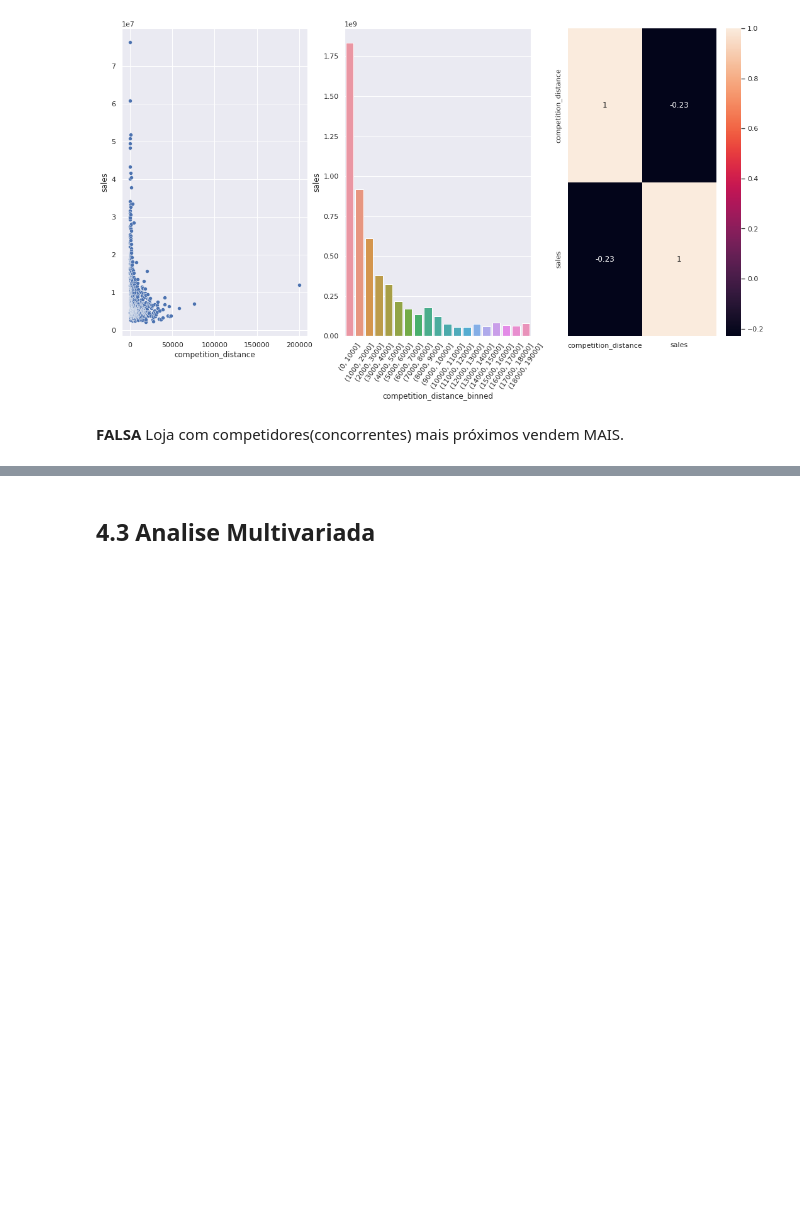
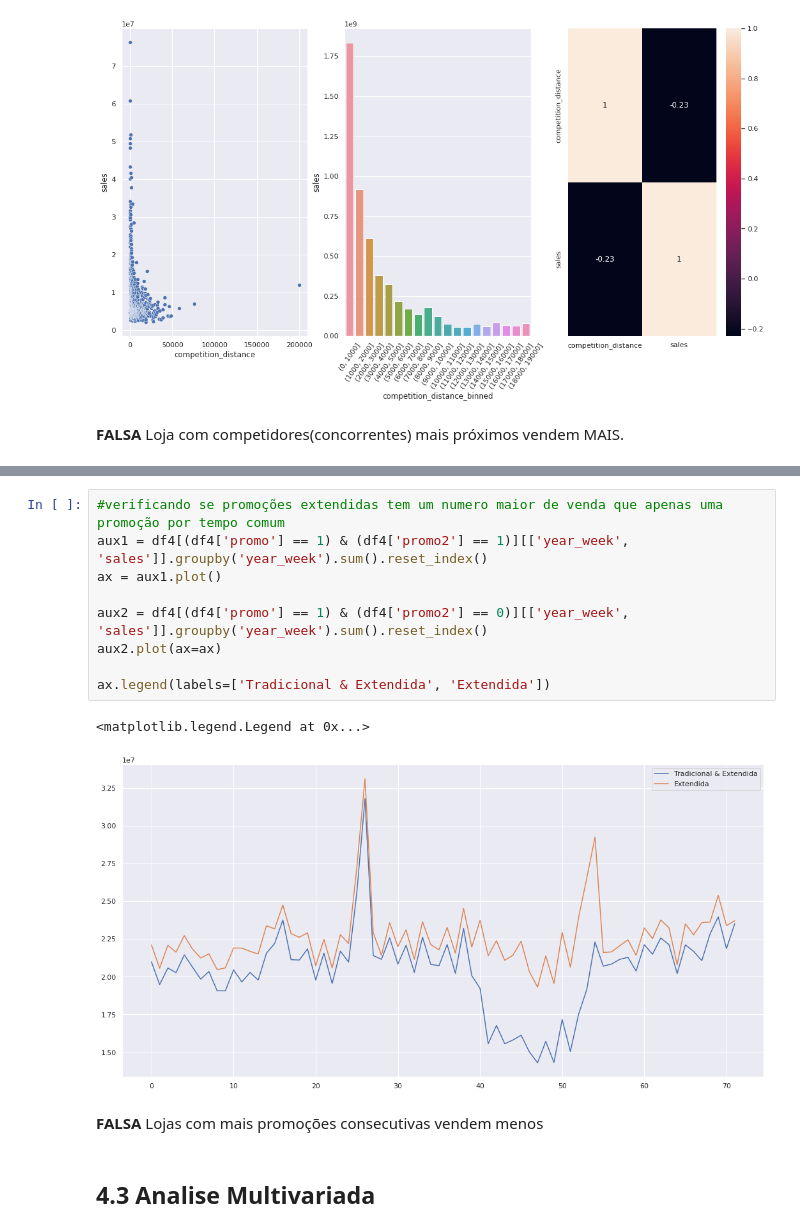
Before and after one commit to GonzagaLucas/Rossmann-Sales-Forecast, a Jupyter notebook: rossmann_project.ipynb, the cells around one changed output, grey strips where cells are left out. Cells and saved outputs as stored; diff of their text form; blank space fills up the shorter version.

```diff
--- a/rossmann_project.ipynb
+++ b/rossmann_project.ipynb
@@ -457,2 +498,16 @@ sns.heatmap(aux1.corr(method='pearson'), annot=True);
+# %%
+#verificando se promoções extendidas tem um numero maior de venda que apenas uma promoção por tempo comum
+aux1 = df4[(df4['promo'] == 1) & (df4['promo2'] == 1)][['year_week', 'sales']].groupby('year_week').sum().reset_index()
+ax = aux1.plot()
+
+aux2 = df4[(df4['promo'] == 1) & (df4['promo2'] == 0)][['year_week', 'sales']].groupby('year_week').sum().reset_index()
+aux2.plot(ax=ax)
+
+ax.legend(labels=['Tradicional & Extendida', 'Extendida'])
+# %% [output]
+<matplotlib.legend.Legend at 0x...>
+[figure, added]
+# %% [markdown]
+**FALSA** Lojas com mais promoções consecutivas vendem menos
 # %% [markdown]
 ## 4.3 Analise Multivariada
```
Also changed, not shown: parts of 7 cells of this notebook.
